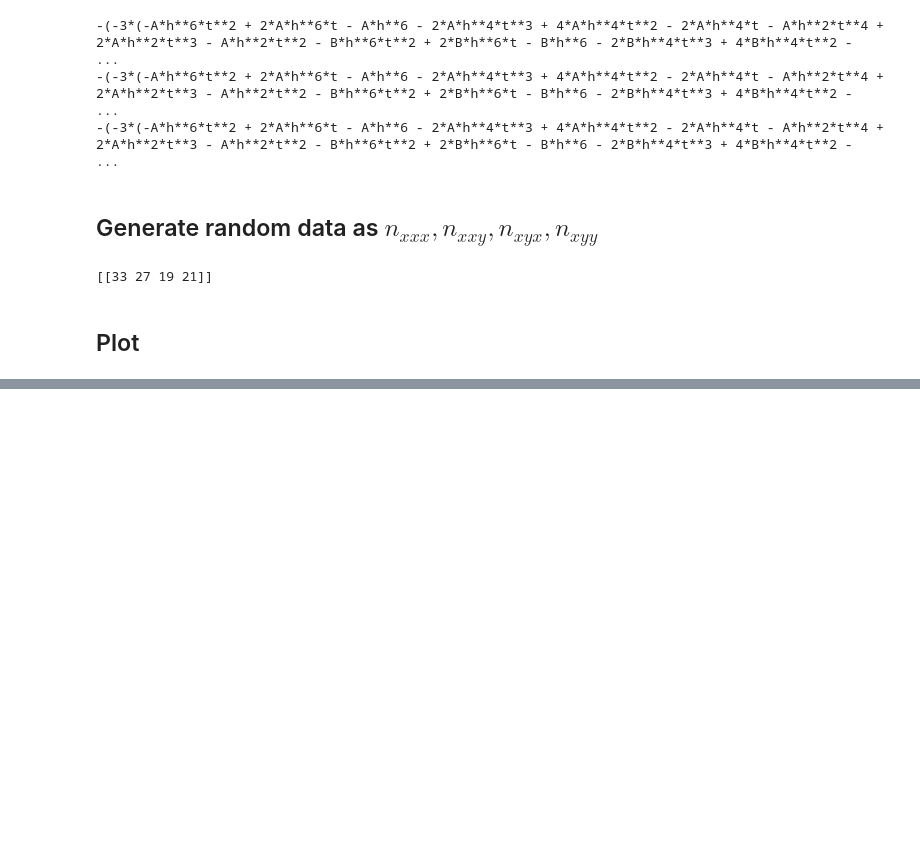
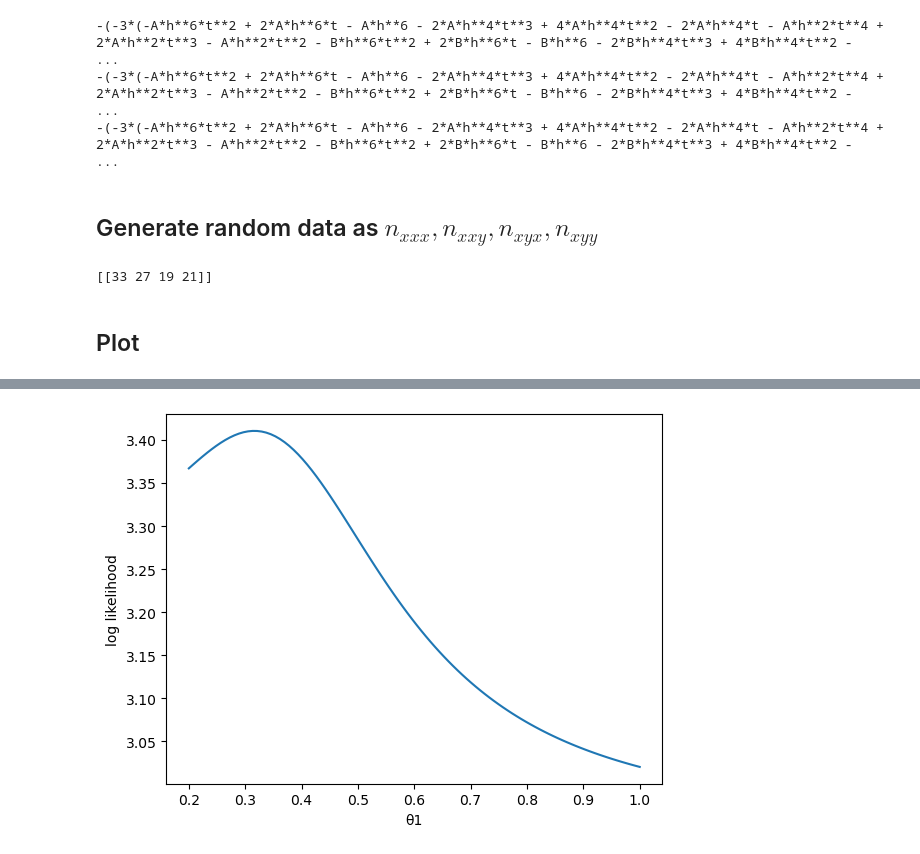
Before and after one commit to Carinaguo/WISCERS, a Jupyter notebook: Max_Likelihood_Fixed_Tau.ipynb, the cells around one changed output, grey strips where cells are left out. Cells and saved outputs as stored; diff of their text form; code cells hidden in the pictures; blank space fills up the shorter version.

```diff
--- a/Max_Likelihood_Fixed_Tau.ipynb
+++ b/Max_Likelihood_Fixed_Tau.ipynb
@@ -106,0 +107,17 @@ plt.show()
+# %%
+x = np.linspace(0.2, 1, num=100) # θ1
+
+for i in range(100):
+    A = 33
+    B = 27
+    C = 19
+    D = 21
+    t = 0.2
+    d = y[i]
+    h = x[i]
+
+    # the log likelihood function
+    expr_2 = A*math.log(1 + t + d*h + d*t/h, 2) + B*math.log(1 + t - d*h - d*t/h, 2) + C*math.log(1 - t + d*h - d*t/h, 2) + D*math.log(1 - t - d*h + d*t/h, 2)
+
+    z.append(expr_2)
+    print(expr_2)
@@ -106,0 +142,9 @@ plt.show()
+# %%
+plt.plot(x, z)
+
+plt.xlabel('θ1')
+plt.ylabel('log likelihood')
+
+plt.show()
+# %% [output]
+[figure, added]
```
Also changed, not shown: parts of 7 cells of this notebook.
